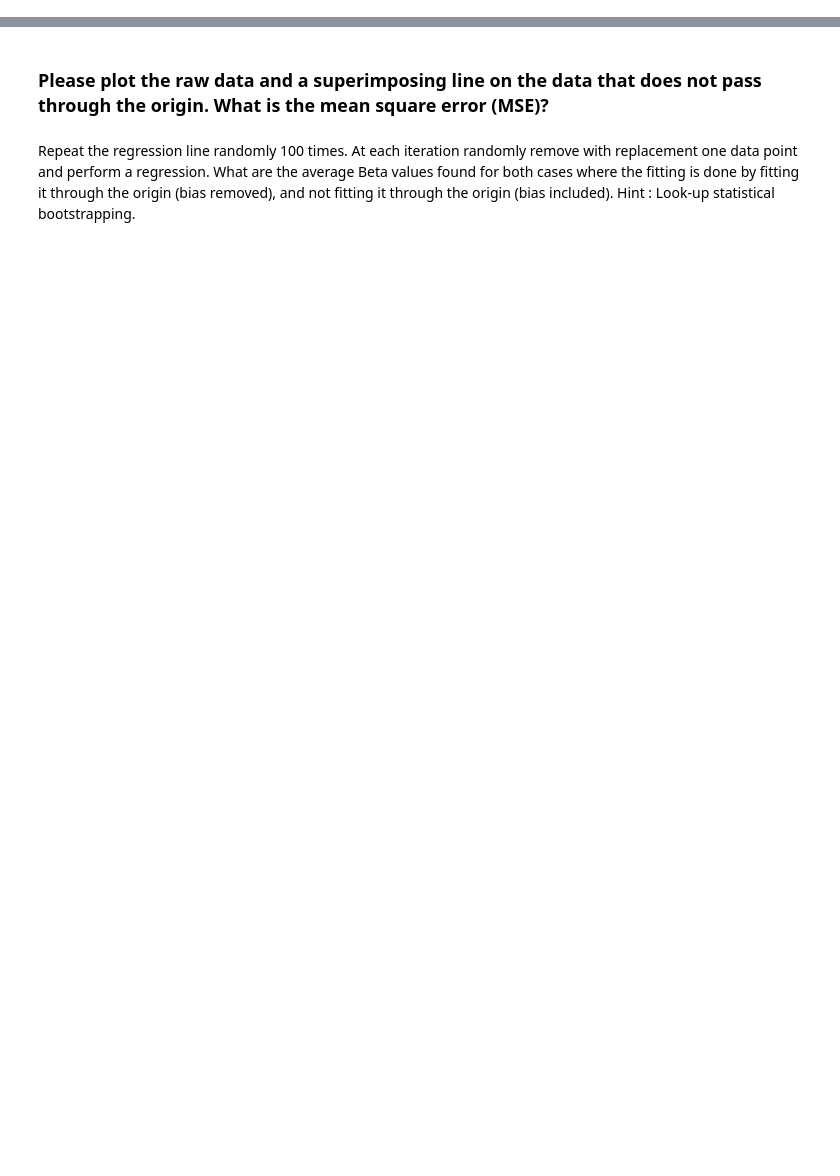
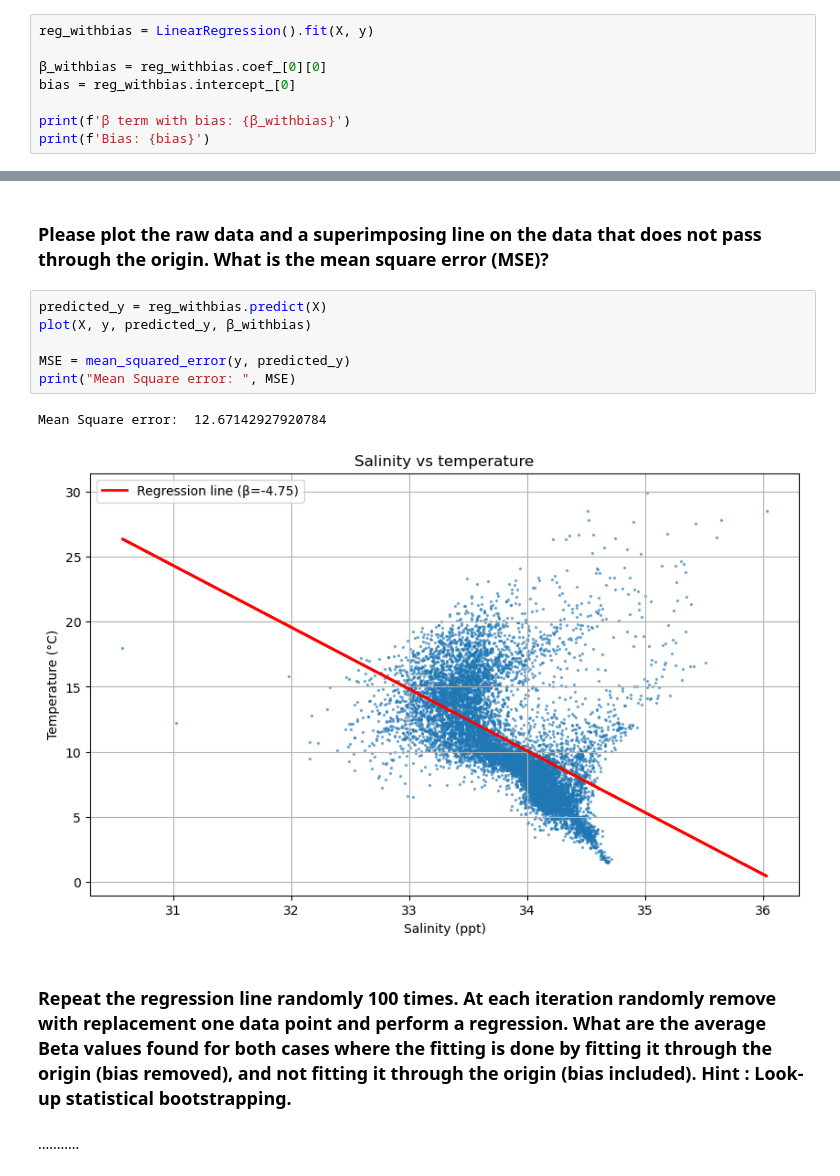
Before and after one commit to LuisFern873/linear-regression, a Jupyter notebook: lab.ipynb, the cells around one changed output, grey strips where cells are left out. Cells and saved outputs as stored; diff of their text form; blank space fills up the shorter version.

```diff
--- a/lab.ipynb
+++ b/lab.ipynb
@@ -64,2 +43,10 @@ See the caveats in the documentation: https://pandas.pydata.org/pandas-docs/stab
 # %% [markdown]
 ### **What is the bias term not assuming a zero-th point intersection (bias included)**
+# %%
+reg_withbias = LinearRegression().fit(X, y)
+
+β_withbias = reg_withbias.coef_[0][0]
+bias = reg_withbias.intercept_[0]
+
+print(f'β term with bias: {β_withbias}')
+print(f'Bias: {bias}')
@@ -95,8 +91,15 @@ plt.grid(True)
 # %% [markdown]
 ### **Please plot the raw data and a superimposing line on the data that does not pass through the origin. What is the mean square error (MSE)?**
+# %%
+predicted_y = reg_withbias.predict(X)
+plot(X, y, predicted_y, β_withbias)
+
+MSE = mean_squared_error(y, predicted_y)
+print("Mean Square error: ", MSE)
+# %% [output]
+Mean Square error:  12.67142927920784
+[figure, added]
 # %% [markdown]
-Repeat the regression line randomly 100 times. At each iteration randomly
-remove with replacement one data point and perform a regression. What are
-the average Beta values found for both cases where the fitting is done by fitting
-it through the origin (bias removed), and not fitting it through the origin (bias
-included). Hint : Look-up statistical bootstrapping.
+### **Repeat the regression line randomly 100 times. At each iteration randomly remove with replacement one data point and perform a regression. What are the average Beta values found for both cases where the fitting is done by fitting it through the origin (bias removed), and not fitting it through the origin (bias included). Hint : Look-up statistical bootstrapping.**
+# %% [markdown]
+...........
```
Also changed, not shown: parts of 5 cells of this notebook, 1 other file.
